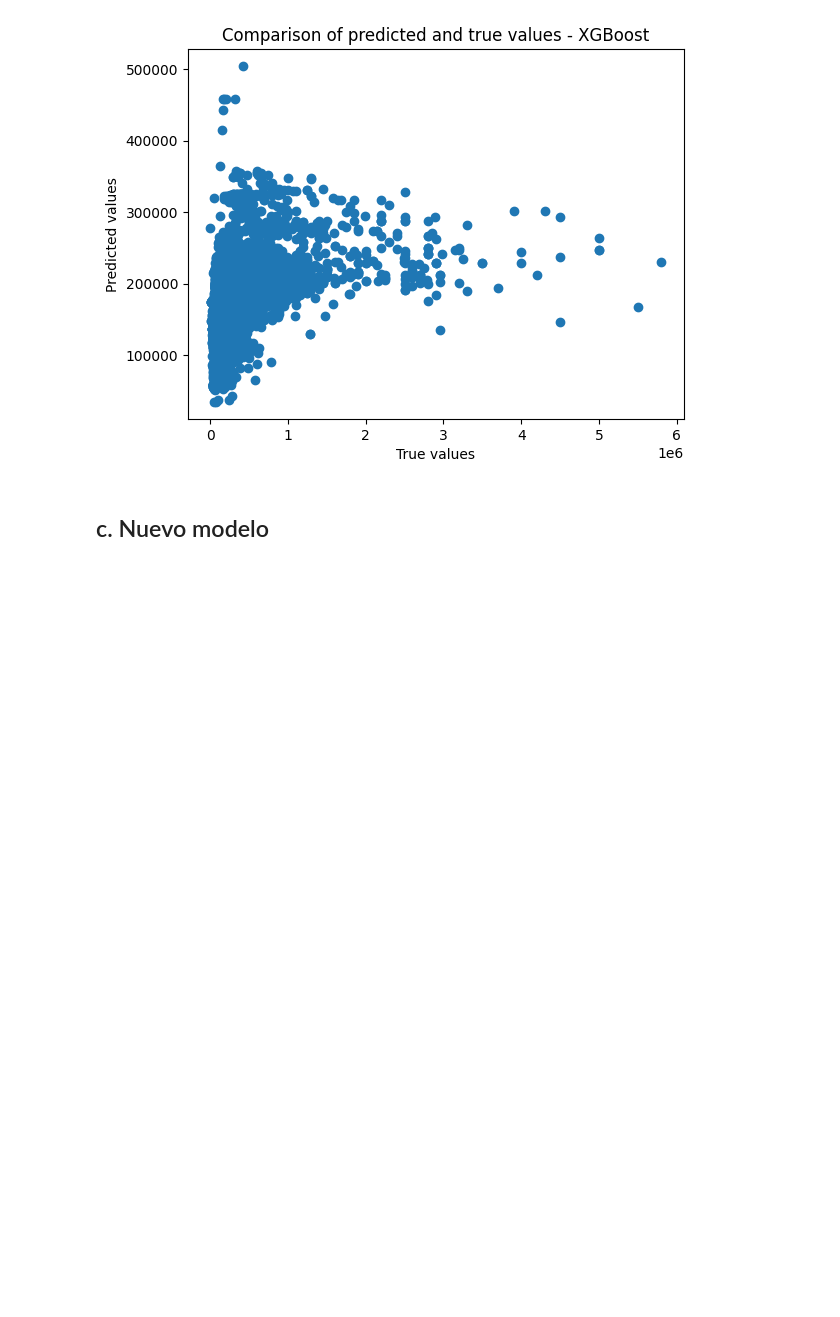
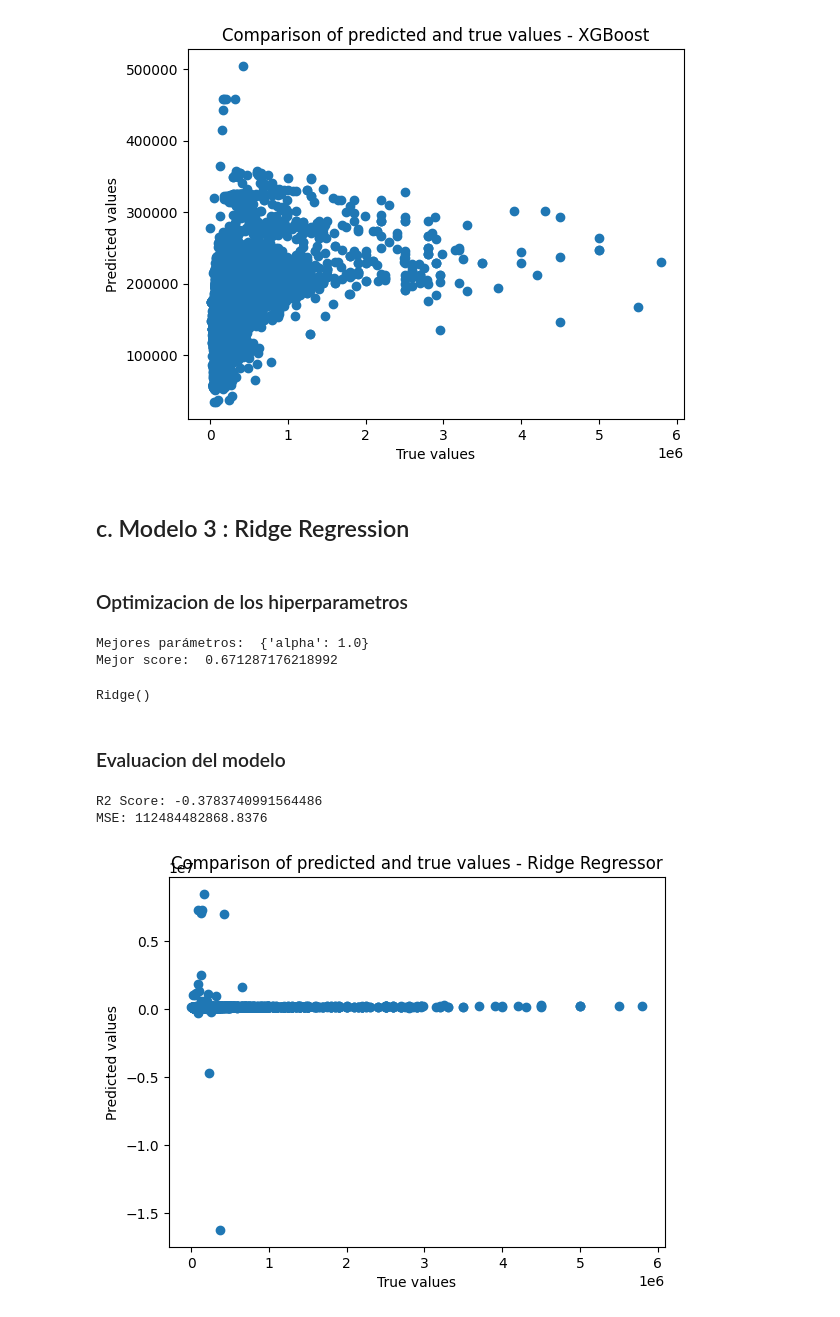
Before and after one commit to AlanRichmond/7506R-1C2024-GRUPO10, a Jupyter notebook: 7506R_TP1_GRUPO10_ENTREGA_N4.ipynb, the cells around one changed output. Cells and saved outputs as stored; diff of their text form; code cells hidden in the pictures; blank space fills up the shorter version.

Commit message:
3° modelo : ridge regression

```diff
--- a/7506R_TP1_GRUPO10_ENTREGA_N4.ipynb
+++ b/7506R_TP1_GRUPO10_ENTREGA_N4.ipynb
@@ -278,5 +279,55 @@ plt.show()
 R2 Score: 0.06550399903638493
 MSE: 76261081426.09407
 [figure]
+# %% [markdown]
+## c. Modelo 3 : Ridge Regression
+# %% [markdown]
+### Optimizacion de los hiperparametros
+# %%
+#Grilla de Parámetros
+params_grid={'alpha':np.linspace(0,10,101)}
+
+#Clasificador KNN
+ridge = Ridge()
+
+#Utilizaremos el R2 Score porque es más fácil de interpretar en el caso de las regresiones
+scoring = make_scorer(r2_score)
+
+#Random Search con 5 Folds y 10 iteraciones
+random_search = RandomizedSearchCV(ridge, params_grid, cv=10, scoring=scoring, n_iter=10, random_state=5)
+
+random_search.fit(x_train, y_train)
+
+best_params = random_search.best_params_
+best_score = random_search.best_score_
+print("Mejores parámetros: ", best_params)
+print("Mejor score: ", best_score)
+# %% [output]
+Mejores parámetros:  {'alpha': 1.0}
+Mejor score:  0.671287176218992
+# %%
+ridge=Ridge().set_params(**best_params)
+
+#Entreno el arbol en todo el set
+ridge.fit(x_train,y_train)
+# %% [output]
+Ridge()
 # %% [markdown]
-## c. Nuevo modelo
+### Evaluacion del modelo
+# %%
+#predicción sobre el set de evaluacion
+y_pred = ridge.predict(x_prueba)
+
+#Métricas
+print('R2 Score: {}'.format(r2_score(y_prueba, y_pred)))
+print('MSE: {}'.format(mean_squared_error(y_prueba, y_pred)))
+
+plt.scatter(y_prueba, y_pred)
+plt.xlabel("True values")
+plt.ylabel("Predicted values")
+plt.title("Comparison of predicted and true values - Ridge Regressor")
+plt.show()
+# %% [output]
+R2 Score: -0.3783740991564486
+MSE: 112484482868.8376
+[figure, added]
```
Also changed, not shown: parts of 2 cells of this notebook, 1 other file.
